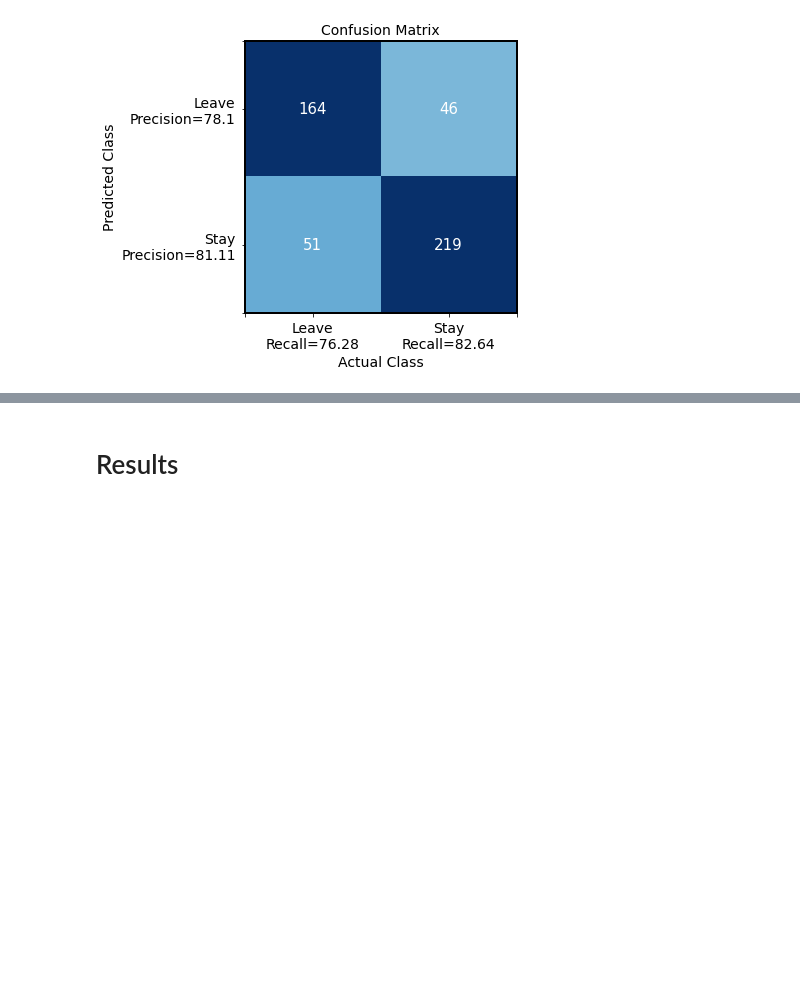
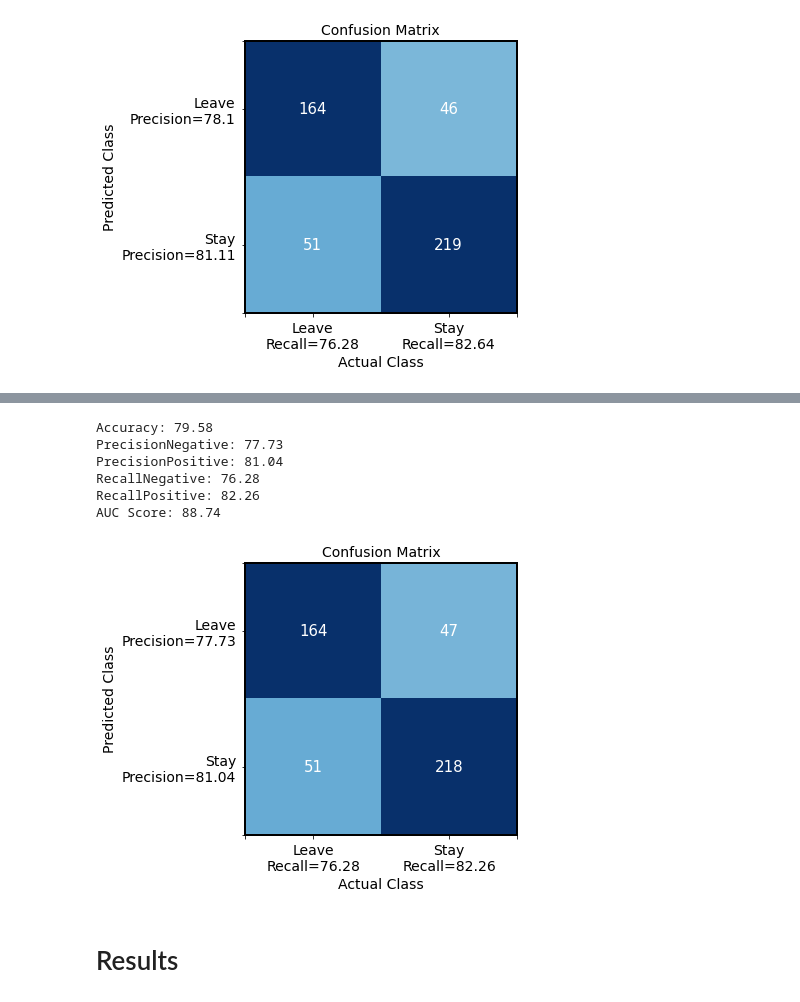
Before and after one commit to greermp/hilton_challenge, a Jupyter notebook: Working.ipynb, the cells around one changed output, grey strips where cells are left out. Cells and saved outputs as stored; diff of their text form; code cells hidden in the pictures; blank space fills up the shorter version.

```diff
--- a/Working.ipynb
+++ b/Working.ipynb
@@ -800,3 +809,25 @@ AUC Score: 88.78
+# %%
+clf = LinearSVC()
+model = CalibratedClassifierCV(clf)
+model.fit(xDat, yDat)
+
+
+predictions = model.predict(testData)
+predictionProbabilities = model.predict_proba(testData)
+
+# # Calculate metrics on test set and display them
+svcAUC = calculateMetricsAndPrint(predictions, predictionProbabilities, testLabels)
+
+# # Calculate FPR and TPR for use in ROC Curve Variance later on
+falsePositiveRateSVC, truePositiveRateSVC, _ = roc_curve(testLabels, [item[1] for item in predictionProbabilities])
+# %% [output]
+Accuracy: 79.58
+PrecisionNegative: 77.73
+PrecisionPositive: 81.04
+RecallNegative: 76.28
+RecallPositive: 82.26
+AUC Score: 88.74
+[figure, added]
 # %% [markdown]
 # Results
 # %%
```
Also changed, not shown: parts of 6 cells of this notebook.
